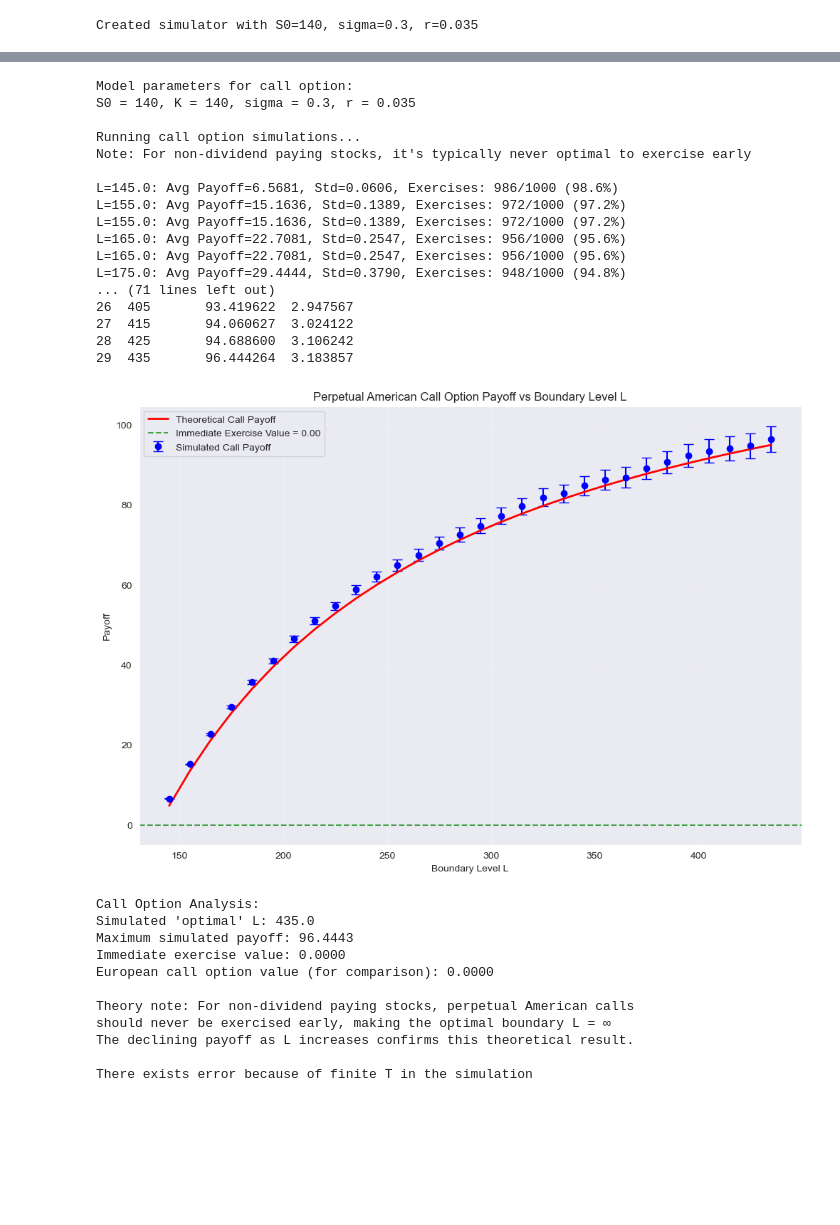
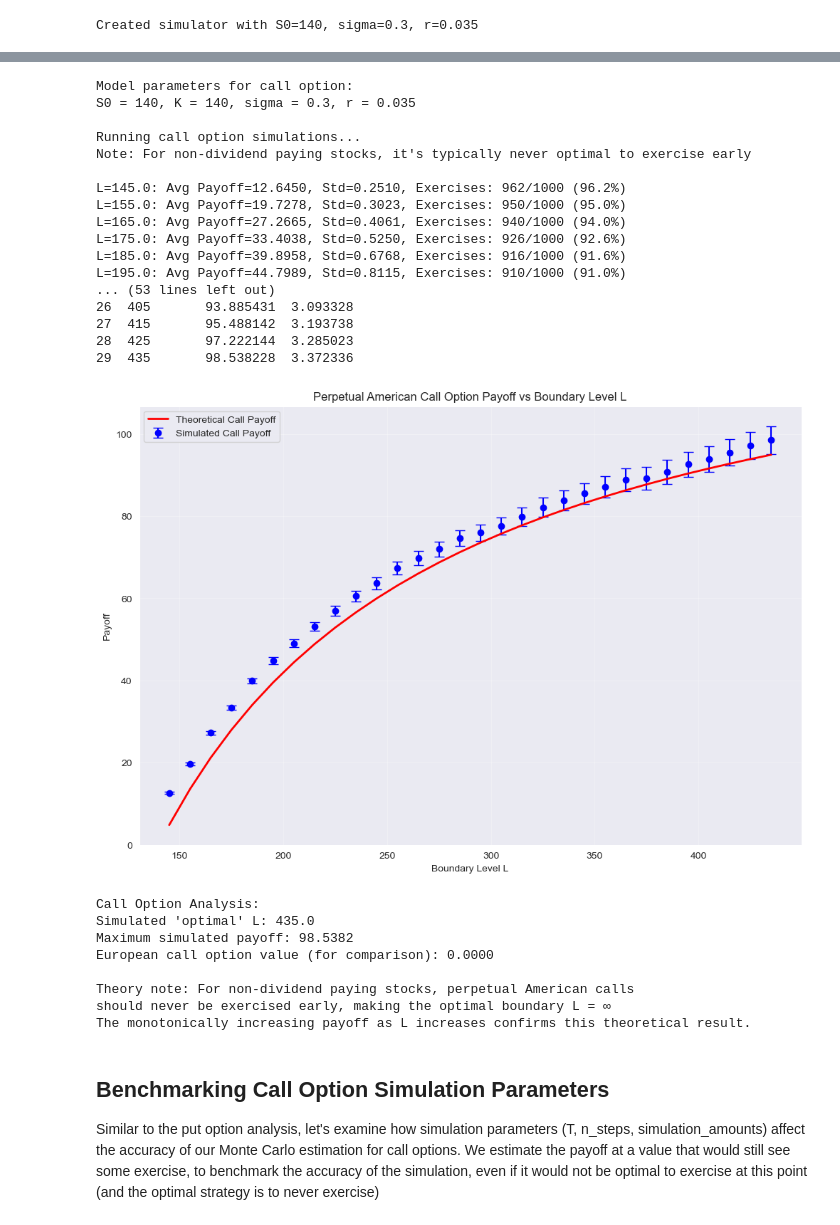
Before and after one commit to wttai004/quant_fin_project, a Jupyter notebook: 1_perpetual_american_option.ipynb, the cells around one changed output, grey strips where cells are left out. Drawn from its saved outputs; the diff is of its cells as text; code cells hidden in the pictures; blank space fills up the shorter version.

```diff
--- a/1_perpetual_american_option.ipynb
+++ b/1_perpetual_american_option.ipynb
@@ -54,7 +54,7 @@ T = 1000         # Time horizon (years)
 mu = 0         # Drift (risk-neutral)
 # Simulation parameters
 simulation_amounts = 1000
-n_steps = 200000
+n_steps = 10000
 
 # Create StockPathSimulator instance with explicit parameters
 sps = StockPathSimulator(
@@ -332,62 +570,55 @@ for L in L_values_call:
     theoretical_values_call.append(theoretical_value)
 
 plt.plot(L_values_call, theoretical_values_call, label='Theoretical Call Payoff', color='red', linewidth=2)
 
-# For comparison, show the immediate exercise value (S0 - K)
-immediate_exercise_value = max(S0 - K, 0)
-plt.axhline(y=immediate_exercise_value, color='green', linestyle='--',
-            label=f'Immediate Exercise Value = {immediate_exercise_value:.2f}', alpha=0.7)
-
 plt.xlabel('Boundary Level L')
 plt.ylabel('Payoff')
 plt.title('Perpetual American Call Option Payoff vs Boundary Level L')
 plt.legend()
 plt.grid(True, alpha=0.3)
 plt.show()
 
 # Find the "optimal" L from simulation (though theory says it should be infinity)
 optimal_idx_call = np.argmax(results_call_df['Average Payoff'])
 optimal_L_sim_call = results_call_df.iloc[optimal_idx_call]['L']
 max_payoff_sim_call = results_call_df.iloc[optimal_idx_call]['Average Payoff']
 
 print(f"\nCall Option Analysis:")
 print(f"Simulated 'optimal' L: {optimal_L_sim_call:.1f}")
 print(f"Maximum simulated payoff: {max_payoff_sim_call:.4f}")
-print(f"Immediate exercise value: {immediate_exercise_value:.4f}")
 print(f"European call option value (for comparison): {max(S0 - K, 0):.4f}")
 print()
 print("Theory note: For non-dividend paying stocks, perpetual American calls")
 print("should never be exercised early, making the optimal boundary L = ∞")
-print("The declining payoff as L increases confirms this theoretical result.")
-print()
-print("There exists error because of finite T in the simulation")
+print("The monotonically increasing payoff as L increases confirms this theoretical result.")
 # %% [output]
 Model parameters for call option:
 S0 = 140, K = 140, sigma = 0.3, r = 0.035
 
 Running call option simulations...
 Note: For non-dividend paying stocks, it's typically never optimal to exercise early
 
-L=145.0: Avg Payoff=6.5681, Std=0.0606, Exercises: 986/1000 (98.6%)
-L=155.0: Avg Payoff=15.1636, Std=0.1389, Exercises: 972/1000 (97.2%)
-L=155.0: Avg Payoff=15.1636, Std=0.1389, Exercises: 972/1000 (97.2%)
-L=165.0: Avg Payoff=22.7081, Std=0.2547, Exercises: 956/1000 (95.6%)
-L=165.0: Avg Payoff=22.7081, Std=0.2547, Exercises: 956/1000 (95.6%)
-L=175.0: Avg Payoff=29.4444, Std=0.3790, Exercises: 948/1000 (94.8%)
-... (71 lines left out)
-26  405       93.419622  2.947567
-27  415       94.060627  3.024122
-28  425       94.688600  3.106242
-29  435       96.444264  3.183857
+L=145.0: Avg Payoff=12.6450, Std=0.2510, Exercises: 962/1000 (96.2%)
+L=155.0: Avg Payoff=19.7278, Std=0.3023, Exercises: 950/1000 (95.0%)
+L=165.0: Avg Payoff=27.2665, Std=0.4061, Exercises: 940/1000 (94.0%)
+L=175.0: Avg Payoff=33.4038, Std=0.5250, Exercises: 926/1000 (92.6%)
+L=185.0: Avg Payoff=39.8958, Std=0.6768, Exercises: 916/1000 (91.6%)
+L=195.0: Avg Payoff=44.7989, Std=0.8115, Exercises: 910/1000 (91.0%)
+... (53 lines left out)
+26  405       93.885431  3.093328
+27  415       95.488142  3.193738
+28  425       97.222144  3.285023
+29  435       98.538228  3.372336
-[figure, old version]
+[figure, new version]
 Call Option Analysis:
 Simulated 'optimal' L: 435.0
-Maximum simulated payoff: 96.4443
-Immediate exercise value: 0.0000
+Maximum simulated payoff: 98.5382
 European call option value (for comparison): 0.0000
 
 Theory note: For non-dividend paying stocks, perpetual American calls
 should never be exercised early, making the optimal boundary L = ∞
-The declining payoff as L increases confirms this theoretical result.
-
-There exists error because of finite T in the simulation
+The monotonically increasing payoff as L increases confirms this theoretical result.
+# %% [markdown]
+## Benchmarking Call Option Simulation Parameters
+
+Similar to the put option analysis, let's examine how simulation parameters (T, n_steps, simulation_amounts) affect the accuracy of our Monte Carlo estimation for call options. We estimate the payoff at a value that would still see some exercise, to benchmark the accuracy of the simulation, even if it would not be optimal to exercise at this point (and the optimal strategy is to never exercise)
```
Also changed, not shown: parts of 13 cells of this notebook, 1 other file.
